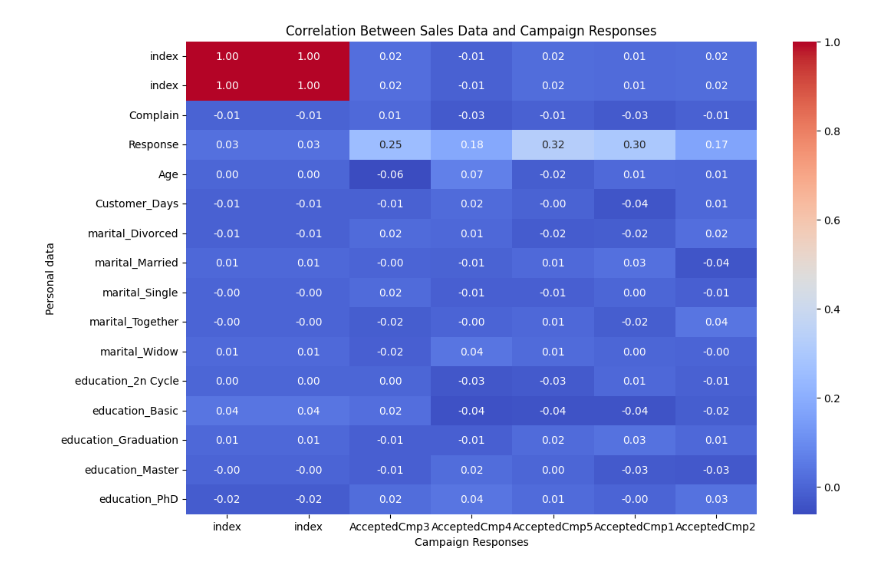
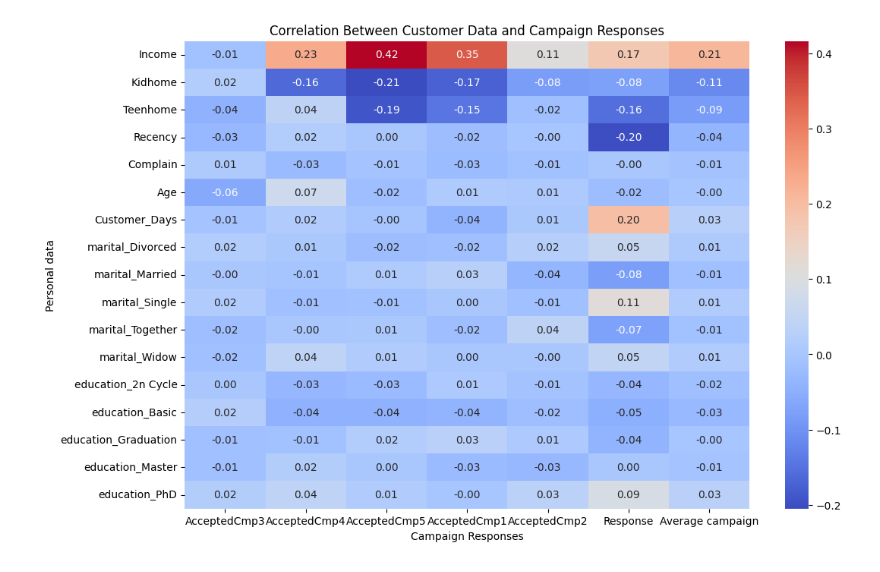
Before and after one commit to kevintao0417/F24_DATA110, a Jupyter notebook: Project/F1/customer_data.ipynb, the cells around one changed output. Cells and saved outputs as stored; diff of their text form; code cells hidden in the pictures.

Commit message:
customer_data

```diff
--- a/Project/F1/customer_data.ipynb
+++ b/Project/F1/customer_data.ipynb
@@ -25,5 +25,5 @@ join
 # %%
-personal_data_column = personal_data.columns.to_list()
-campaign_data_column = campaign_data.columns.to_list()
-personal_data_column
+personal_data_column = personal_data.drop(columns=["index"]).columns.to_list()
+campaign_data_column = campaign_data.drop(columns="index").columns.to_list()
+campaign_data_column
 # %% [output]
@@ -45,13 +36,19 @@ personal_data_column
+# %%
+
+correlation_matrix = join[personal_data_column + campaign_data_column].corr()
+correlation_with_campaigns = correlation_matrix.loc[personal_data_column, campaign_data_column]
+correlation_with_campaigns["Average campaign"] = correlation_with_campaigns[['AcceptedCmp3',
+ 'AcceptedCmp4',
+ 'AcceptedCmp5',
+ 'AcceptedCmp1',
+ 'AcceptedCmp2',
+ 'Response']].mean(axis = 1)
 # %%
-
-correlation_matrix = join[personal_data_column + campaign_data_column].corr()
-correlation_with_campaigns = correlation_matrix.loc[personal_data_column, campaign_data_column]
-
 plt.figure(figsize=(12, 8))
 sns.heatmap(correlation_with_campaigns, annot=True, cmap="coolwarm", fmt=".2f")
-plt.title('Correlation Between Sales Data and Campaign Responses')
+plt.title('Correlation Between Customer Data and Campaign Responses')
 plt.xlabel('Campaign Responses')
 plt.ylabel('Personal data')
 plt.show()
 # %% [output]
-[figure, old version]
+[figure, new version]
```
Also changed, not shown: parts of 2 cells of this notebook, 3 other files.
